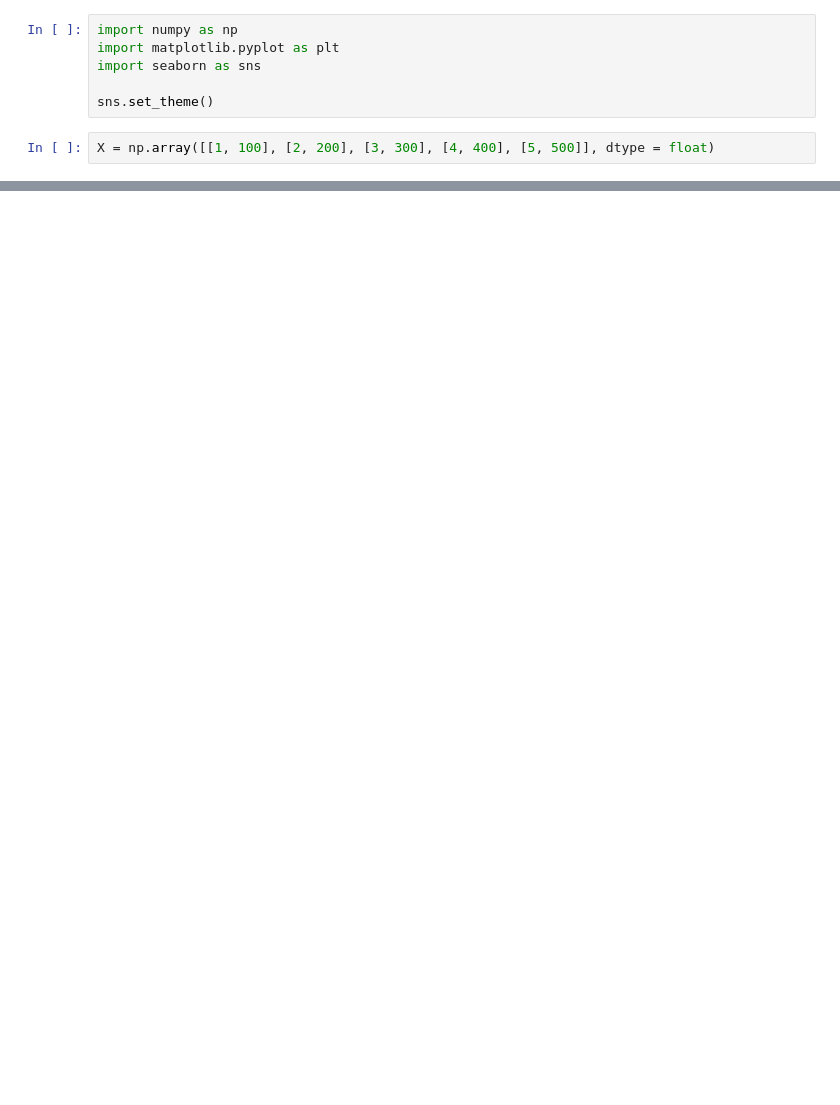
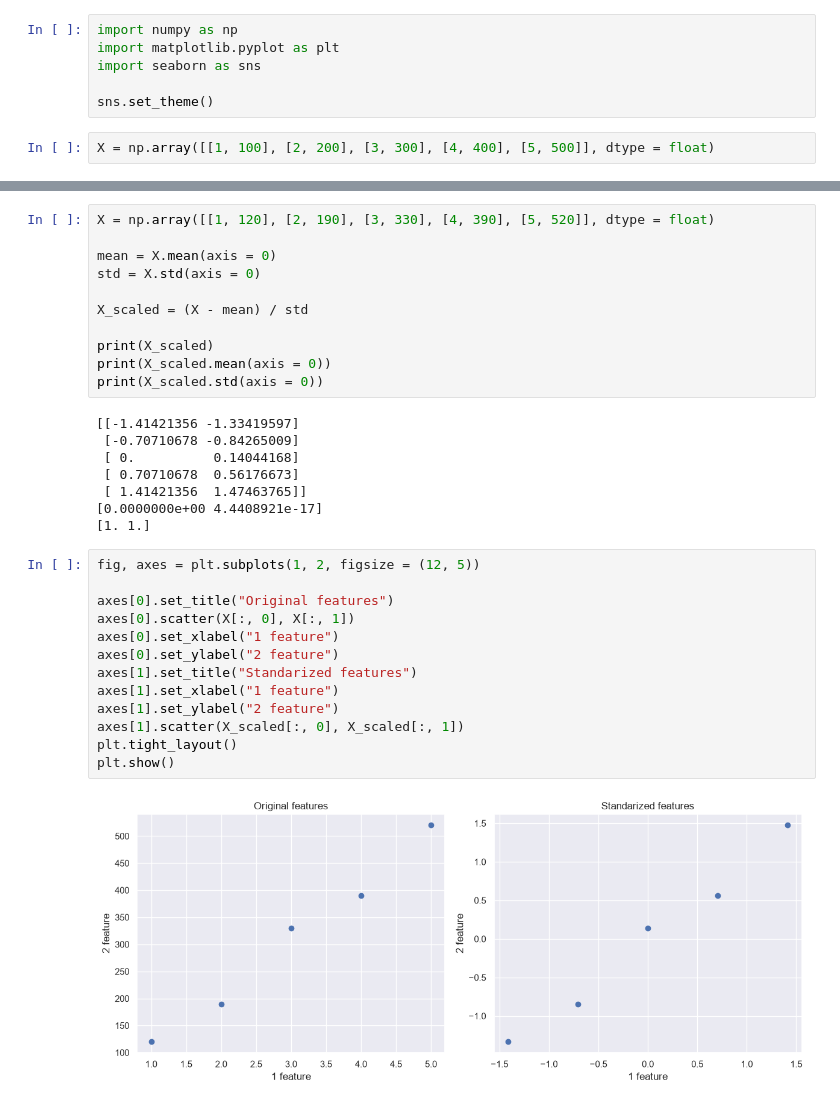
Before and after one commit to Michal0607/ml-ai-learning, a Jupyter notebook: 01_ml_fundamentals/notebooks/03_feature_scaling.ipynb, the cells around one changed output, grey strips where cells are left out. Drawn from its saved outputs; the diff is of its cells as text; blank space fills up the shorter version.

```diff
--- a/01_ml_fundamentals/notebooks/03_feature_scaling.ipynb
+++ b/01_ml_fundamentals/notebooks/03_feature_scaling.ipynb
@@ -13,0 +32,34 @@ AxisError: axis 2 is out of bounds for array of dimension 2
+# %%
+X = np.array([[1, 120], [2, 190], [3, 330], [4, 390], [5, 520]], dtype = float)
+
+mean = X.mean(axis = 0)
+std = X.std(axis = 0)
+
+X_scaled = (X - mean) / std
+
+print(X_scaled)
+print(X_scaled.mean(axis = 0))
+print(X_scaled.std(axis = 0))
+# %% [output]
+[[-1.41421356 -1.33419597]
+ [-0.70710678 -0.84265009]
+ [ 0.          0.14044168]
+ [ 0.70710678  0.56176673]
+ [ 1.41421356  1.47463765]]
+[0.0000000e+00 4.4408921e-17]
+[1. 1.]
+# %%
+fig, axes = plt.subplots(1, 2, figsize = (12, 5))
+
+axes[0].set_title("Original features")
+axes[0].scatter(X[:, 0], X[:, 1])
+axes[0].set_xlabel("1 feature")
+axes[0].set_ylabel("2 feature")
+axes[1].set_title("Standarized features")
+axes[1].set_xlabel("1 feature")
+axes[1].set_ylabel("2 feature")
+axes[1].scatter(X_scaled[:, 0], X_scaled[:, 1])
+plt.tight_layout()
+plt.show()
+# %% [output]
+[figure, added]
```
Also changed, not shown: parts of 2 cells of this notebook.
